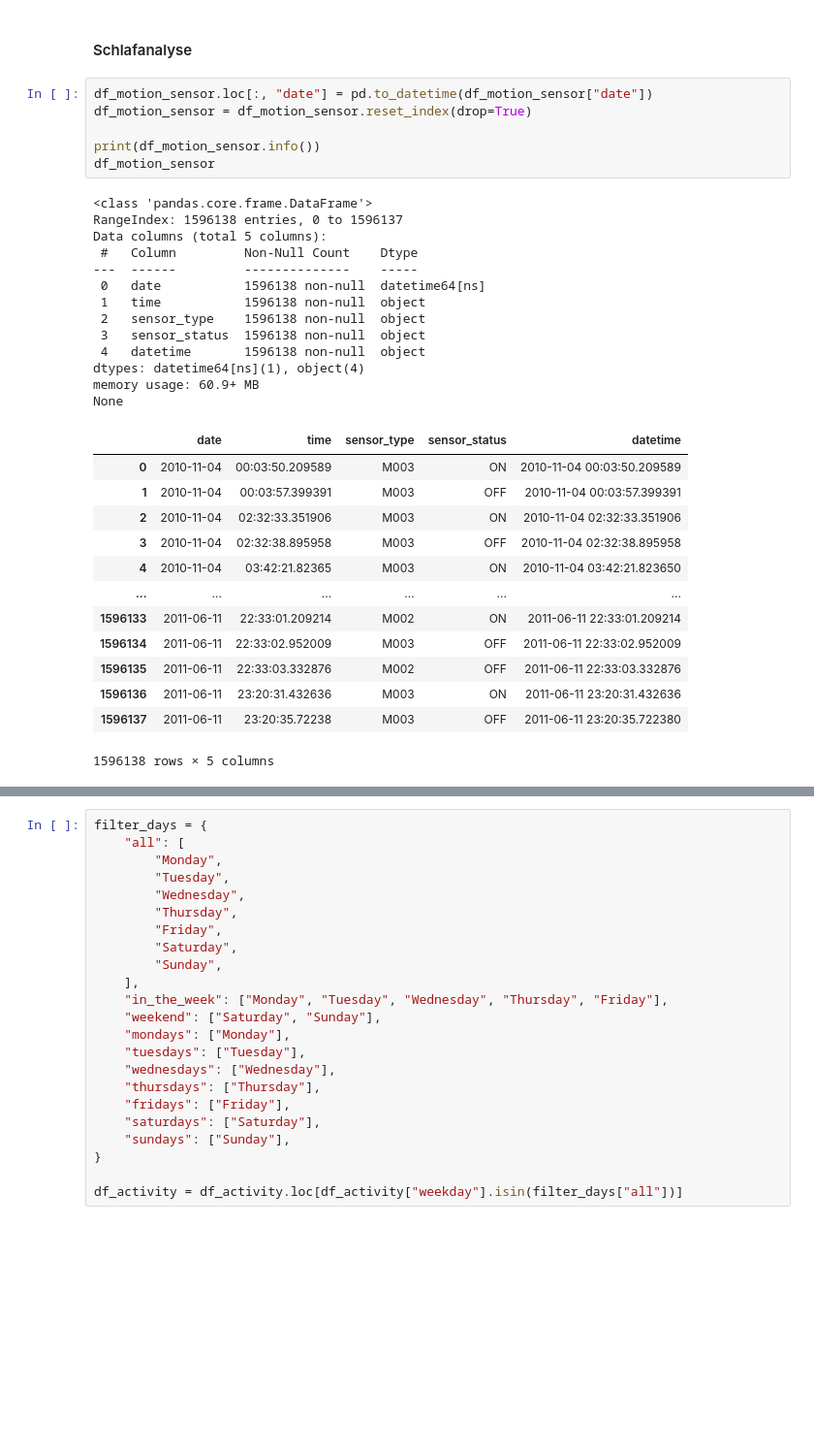
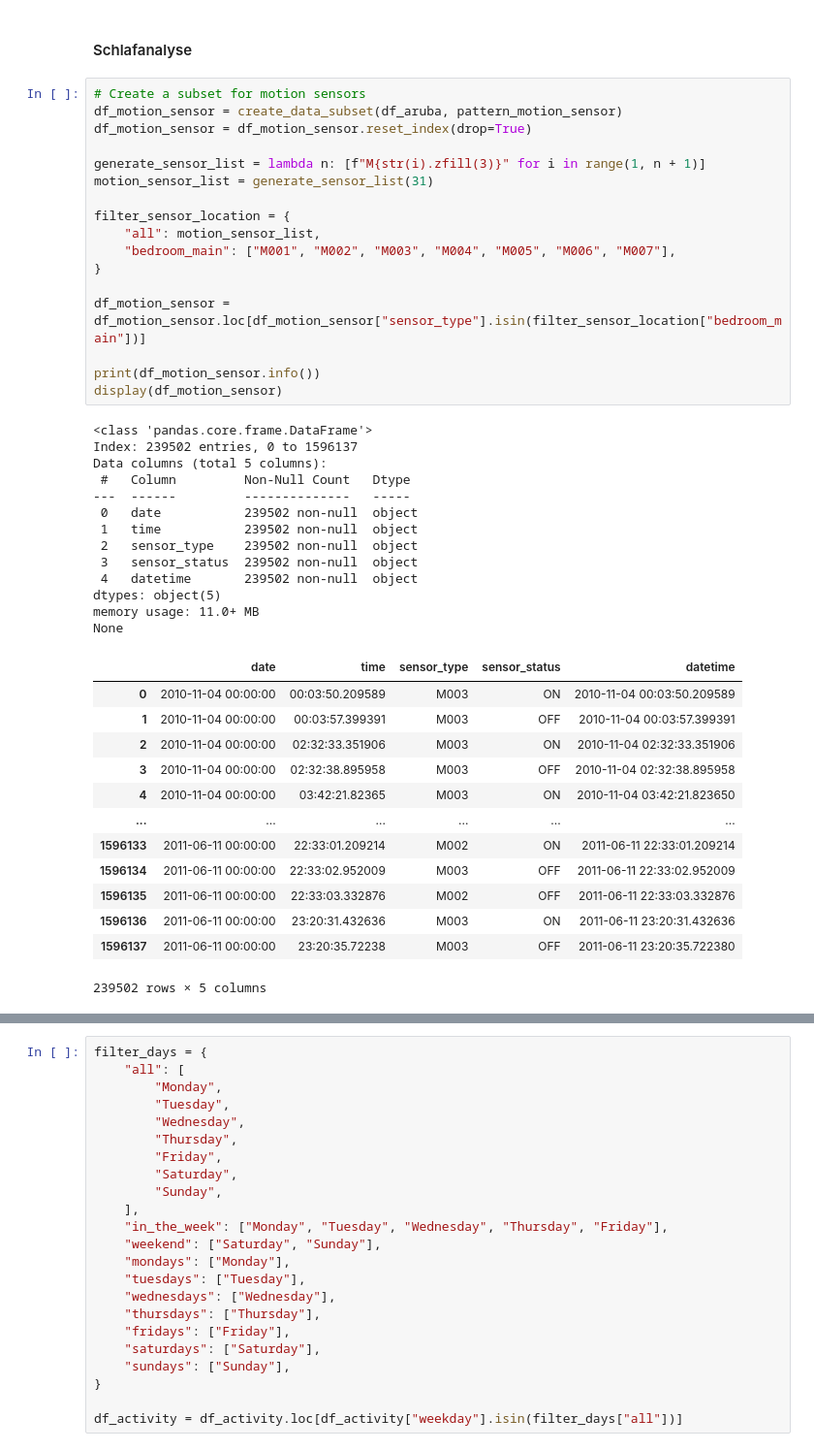
Before and after one commit to ddening/ambient-assisted-living, a Jupyter notebook: src/aruba_activity.ipynb, the cells around one changed output, grey strips where cells are left out. Shown: that part at 97% size. Cells and saved outputs as stored; diff of their text form; blank space fills up the shorter version.

```diff
--- a/src/aruba_activity.ipynb
+++ b/src/aruba_activity.ipynb
@@ -418,39 +426,50 @@ plot_activity(df_motion_sensor, start_datetime, end_datetime)
 [figure]
 # %% [markdown]
 #### Schlafanalyse
-# %%
-df_motion_sensor.loc[:, "date"] = pd.to_datetime(df_motion_sensor["date"])
-df_motion_sensor = df_motion_sensor.reset_index(drop=True)
-
-print(df_motion_sensor.info())
-df_motion_sensor
-# %% [output]
-<class 'pandas.core.frame.DataFrame'>
-RangeIndex: 1596138 entries, 0 to 1596137
-Data columns (total 5 columns):
- #   Column         Non-Null Count    Dtype
----  ------         --------------    -----
- 0   date           1596138 non-null  datetime64[ns]
- 1   time           1596138 non-null  object
- 2   sensor_type    1596138 non-null  object
- 3   sensor_status  1596138 non-null  object
- 4   datetime       1596138 non-null  object
-dtypes: datetime64[ns](1), object(4)
-memory usage: 60.9+ MB
-None
-|  | date | time | sensor_type | sensor_status | datetime |
-| 0 | 2010-11-04 | 00:03:50.209589 | M003 | ON | 2010-11-04 00:03:50.209589 |
-| 1 | 2010-11-04 | 00:03:57.399391 | M003 | OFF | 2010-11-04 00:03:57.399391 |
-| 2 | 2010-11-04 | 02:32:33.351906 | M003 | ON | 2010-11-04 02:32:33.351906 |
-| 3 | 2010-11-04 | 02:32:38.895958 | M003 | OFF | 2010-11-04 02:32:38.895958 |
-| 4 | 2010-11-04 | 03:42:21.82365 | M003 | ON | 2010-11-04 03:42:21.823650 |
-| ... | ... | ... | ... | ... | ... |
-| 1596133 | 2011-06-11 | 22:33:01.209214 | M002 | ON | 2011-06-11 22:33:01.209214 |
-| 1596134 | 2011-06-11 | 22:33:02.952009 | M003 | OFF | 2011-06-11 22:33:02.952009 |
-| 1596135 | 2011-06-11 | 22:33:03.332876 | M002 | OFF | 2011-06-11 22:33:03.332876 |
-| 1596136 | 2011-06-11 | 23:20:31.432636 | M003 | ON | 2011-06-11 23:20:31.432636 |
-| 1596137 | 2011-06-11 | 23:20:35.72238 | M003 | OFF | 2011-06-11 23:20:35.722380 |
-1596138 rows × 5 columns
+# %%
+# Create a subset for motion sensors
+df_motion_sensor = create_data_subset(df_aruba, pattern_motion_sensor)
+df_motion_sensor = df_motion_sensor.reset_index(drop=True)
+
+generate_sensor_list = lambda n: [f"M{str(i).zfill(3)}" for i in range(1, n + 1)]
+motion_sensor_list = generate_sensor_list(31)
+
+filter_sensor_location = {
+    "all": motion_sensor_list,
+    "bedroom_main": ["M001", "M002", "M003", "M004", "M005", "M006", "M007"],
+}
+
+df_motion_sensor = df_motion_sensor.loc[df_motion_sensor["sensor_type"].isin(filter_sensor_location["bedroom_main"])]
+
+print(df_motion_sensor.info())
+display(df_motion_sensor)
+# %% [output]
+<class 'pandas.core.frame.DataFrame'>
+Index: 239502 entries, 0 to 1596137
+Data columns (total 5 columns):
+ #   Column         Non-Null Count   Dtype
+---  ------         --------------   -----
+ 0   date           239502 non-null  object
+ 1   time           239502 non-null  object
+ 2   sensor_type    239502 non-null  object
+ 3   sensor_status  239502 non-null  object
+ 4   datetime       239502 non-null  object
+dtypes: object(5)
+memory usage: 11.0+ MB
+None
+|  | date | time | sensor_type | sensor_status | datetime |
+| 0 | 2010-11-04 00:00:00 | 00:03:50.209589 | M003 | ON | 2010-11-04 00:03:50.209589 |
+| 1 | 2010-11-04 00:00:00 | 00:03:57.399391 | M003 | OFF | 2010-11-04 00:03:57.399391 |
+| 2 | 2010-11-04 00:00:00 | 02:32:33.351906 | M003 | ON | 2010-11-04 02:32:33.351906 |
+| 3 | 2010-11-04 00:00:00 | 02:32:38.895958 | M003 | OFF | 2010-11-04 02:32:38.895958 |
+| 4 | 2010-11-04 00:00:00 | 03:42:21.82365 | M003 | ON | 2010-11-04 03:42:21.823650 |
+| ... | ... | ... | ... | ... | ... |
+| 1596133 | 2011-06-11 00:00:00 | 22:33:01.209214 | M002 | ON | 2011-06-11 22:33:01.209214 |
+| 1596134 | 2011-06-11 00:00:00 | 22:33:02.952009 | M003 | OFF | 2011-06-11 22:33:02.952009 |
+| 1596135 | 2011-06-11 00:00:00 | 22:33:03.332876 | M002 | OFF | 2011-06-11 22:33:03.332876 |
+| 1596136 | 2011-06-11 00:00:00 | 23:20:31.432636 | M003 | ON | 2011-06-11 23:20:31.432636 |
+| 1596137 | 2011-06-11 00:00:00 | 23:20:35.72238 | M003 | OFF | 2011-06-11 23:20:35.722380 |
+239502 rows × 5 columns
 # %%
 period = "30min"
 
```
Also changed, not shown: parts of 5 cells of this notebook.
